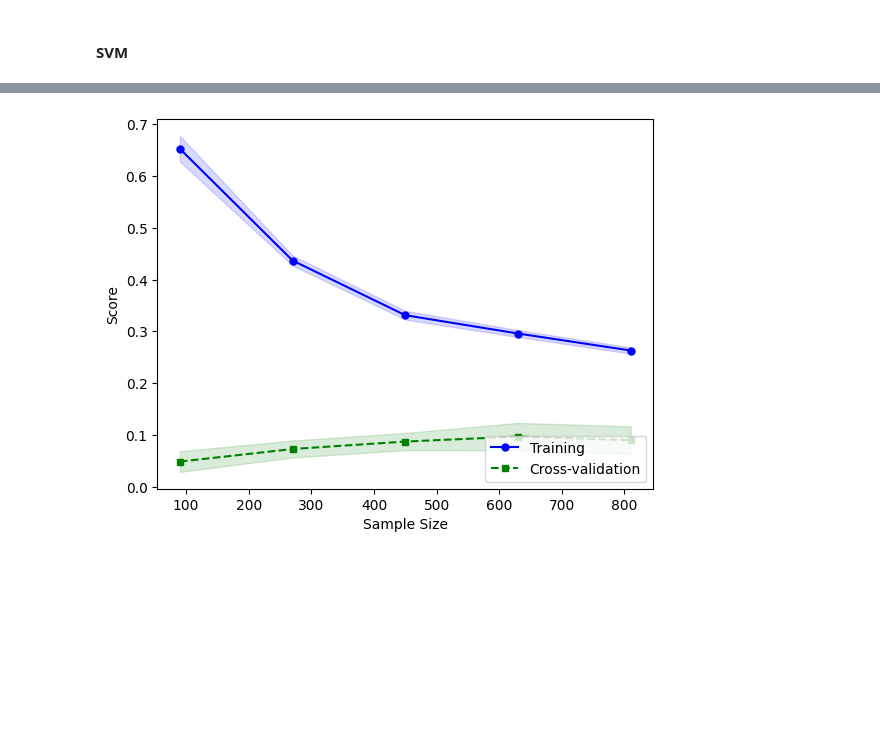
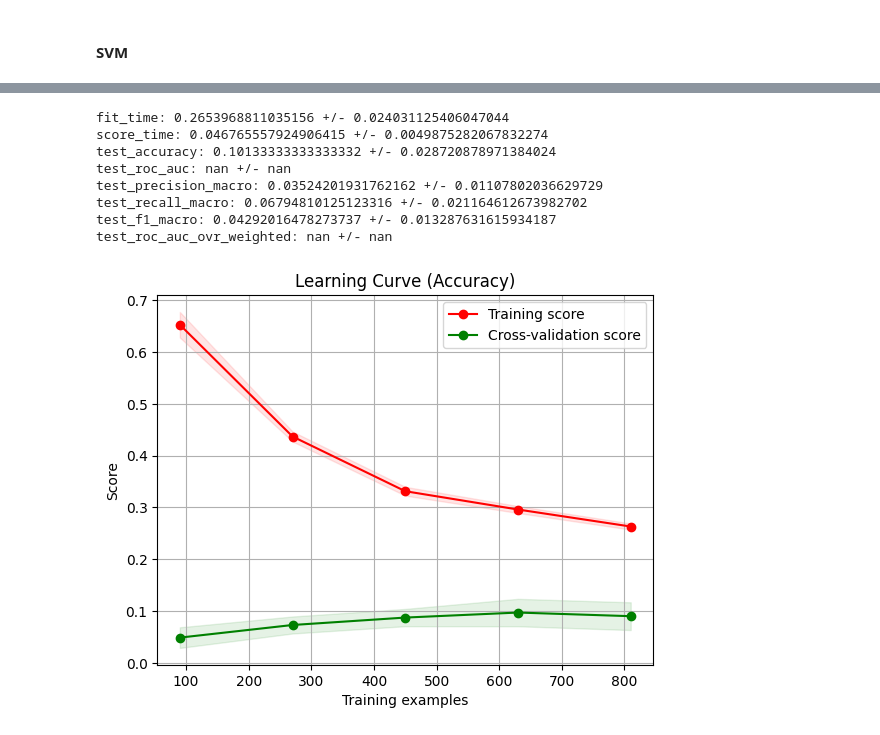
Before and after one commit to juanfranciscocis/Medicine_Recomendation, a Jupyter notebook: avance_proyecto.ipynb, the cells around one changed output, grey strips where cells are left out. Cells and saved outputs as stored; diff of their text form; code cells hidden in the pictures; blank space fills up the shorter version.

```diff
--- a/avance_proyecto.ipynb
+++ b/avance_proyecto.ipynb
@@ -788,6 +788,0 @@ Name: drugName, Length: 69699, dtype: int64
-# %%
-# shuffle the data
-from sklearn.utils import shuffle
-X, Y = shuffle(X, Y, random_state=42)
-X = X[:1000]
-Y = Y[:1000]
@@ -945,17 +909,4 @@ plt.plot(train_sizes, test_scores_mean, 'o-', color="g",
          label="Cross-validation score")
 plt.legend(loc="best")
 plt.show()
-
-
-pipeline.fit(X, Y)
-# Plot ROC curve
-plt.figure()
-plt.plot([0, 1], [0, 1], linestyle='--', label='Random Classifier')
-fpr, tpr, _ = roc_curve(Y, pipeline.predict_proba(X)[:,1])
-plt.plot(fpr, tpr, label='Logistic Regression')
-plt.xlabel('False Positive Rate')
-plt.ylabel('True Positive Rate')
-plt.title('ROC Curve')
-plt.legend(loc="best")
-plt.show()
 # %% [output]
@@ -1006,41 +964,66 @@ KeyboardInterrupt:
 # %%
 import matplotlib.pyplot as plt
 from sklearn.model_selection import learning_curve, RepeatedKFold
 from sklearn.svm import SVC
 from sklearn.pipeline import Pipeline
 from sklearn.preprocessing import StandardScaler
 
 # define el pipeline con los mejores parámetros encontrados
 model = SVC(C=grid_search.best_params_['svm__C'], kernel=grid_search.best_params_['svm__kernel'], gamma=grid_search.best_params_['svm__gamma'])
 scaler = StandardScaler()
 pipeline = Pipeline(steps=[('s', scaler), ('m', model)])
 
 # define the training sizes you want to use
 train_sizes = [0.1, 0.3, 0.5, 0.7, 0.9]
 
 # define the cross-validation scheme you want to use
 cv = RepeatedStratifiedKFold(n_splits=10, n_repeats=3, random_state=42)
 
-# define the metric you want to use to evaluate the model
-scoring = 'accuracy'
+# Define the metrics you want to use to evaluate the model
+scoring = {'accuracy': make_scorer(accuracy_score),
+           'roc_auc': make_scorer(roc_auc_score, multi_class='ovr', average='weighted'),
+           'precision_macro': make_scorer(precision_score, average='macro'),
+           'recall_macro': make_scorer(recall_score, average='macro'),
+           'f1_macro': make_scorer(f1_score, average='macro'),
+           'roc_auc_ovr_weighted': make_scorer(roc_auc_score, multi_class='ovr', average='weighted')}
 
-# calculate the sample sizes and learning curves
-train_sizes, train_scores, test_scores = learning_curve(pipeline, X, Y, train_sizes=train_sizes, cv=cv, scoring=scoring)
+# Calculate the scores using cross-validation
+scores = cross_validate(pipeline, X, Y, cv=cv, scoring=scoring)
 
-# calculate the means and standard deviations of the learning curves
-train_mean = np.mean(train_scores, axis=1)
-train_std = np.std(train_scores, axis=1)
-test_mean = np.mean(test_scores, axis=1)
-test_std = np.std(test_scores, axis=1)
+# Print the scores
+for metric_name, metric_score in scores.items():
+    print(f"{metric_name}: {np.mean(metric_score)} +/- {np.std(metric_score)}")
 
-# plot the learning curves
-plt.plot(train_sizes, train_mean, color='blue', marker='o', markersize=5, label='Training')
-plt.fill_between(train_sizes, train_mean + train_std, train_mean - train_std, alpha=0.15, color='blue')
-plt.plot(train_sizes, test_mean, color='green', linestyle='--', marker='s', markersize=5, label='Cross-validation')
-plt.fill_between(train_sizes, test_mean + test_std, test_mean - test_std, alpha=0.15, color='green')
-plt.xlabel('Sample Size')
-plt.ylabel('Score')
-plt.legend(loc='lower right')
+# Plot the learning curve for accuracy
+train_sizes, train_scores, test_scores = learning_curve(pipeline, X, Y, cv=cv, scoring='accuracy', train_sizes=train_sizes)
+train_scores_mean = np.mean(train_scores, axis=1)
+train_scores_std = np.std(train_scores, axis=1)
+test_scores_mean = np.mean(test_scores, axis=1)
+test_scores_std = np.std(test_scores, axis=1)
+
+plt.figure()
+plt.title('Learning Curve (Accuracy)')
+plt.xlabel("Training examples")
+plt.ylabel("Score")
+plt.grid()
+plt.fill_between(train_sizes, train_scores_mean - train_scores_std,
+                 train_scores_mean + train_scores_std, alpha=0.1,
+                 color="r")
+plt.fill_between(train_sizes, test_scores_mean - test_scores_std,
+                 test_scores_mean + test_scores_std, alpha=0.1, color="g")
+plt.plot(train_sizes, train_scores_mean, 'o-', color="r",
+         label="Training score")
+plt.plot(train_sizes, test_scores_mean, 'o-', color="g",
+         label="Cross-validation score")
+plt.legend(loc="best")
 plt.show()
 # %% [output]
+fit_time: 0.2653968811035156 +/- 0.024031125406047044
+score_time: 0.046765557924906415 +/- 0.0049875282067832274
+test_accuracy: 0.10133333333333332 +/- 0.028720878971384024
+test_roc_auc: nan +/- nan
+test_precision_macro: 0.03524201931762162 +/- 0.01107802036629729
+test_recall_macro: 0.06794810125123316 +/- 0.021164612673982702
+test_f1_macro: 0.04292016478273737 +/- 0.013287631615934187
+test_roc_auc_ovr_weighted: nan +/- nan
-[figure, old version]
+[figure, new version]
```
Also changed, not shown: parts of 11 cells of this notebook.
